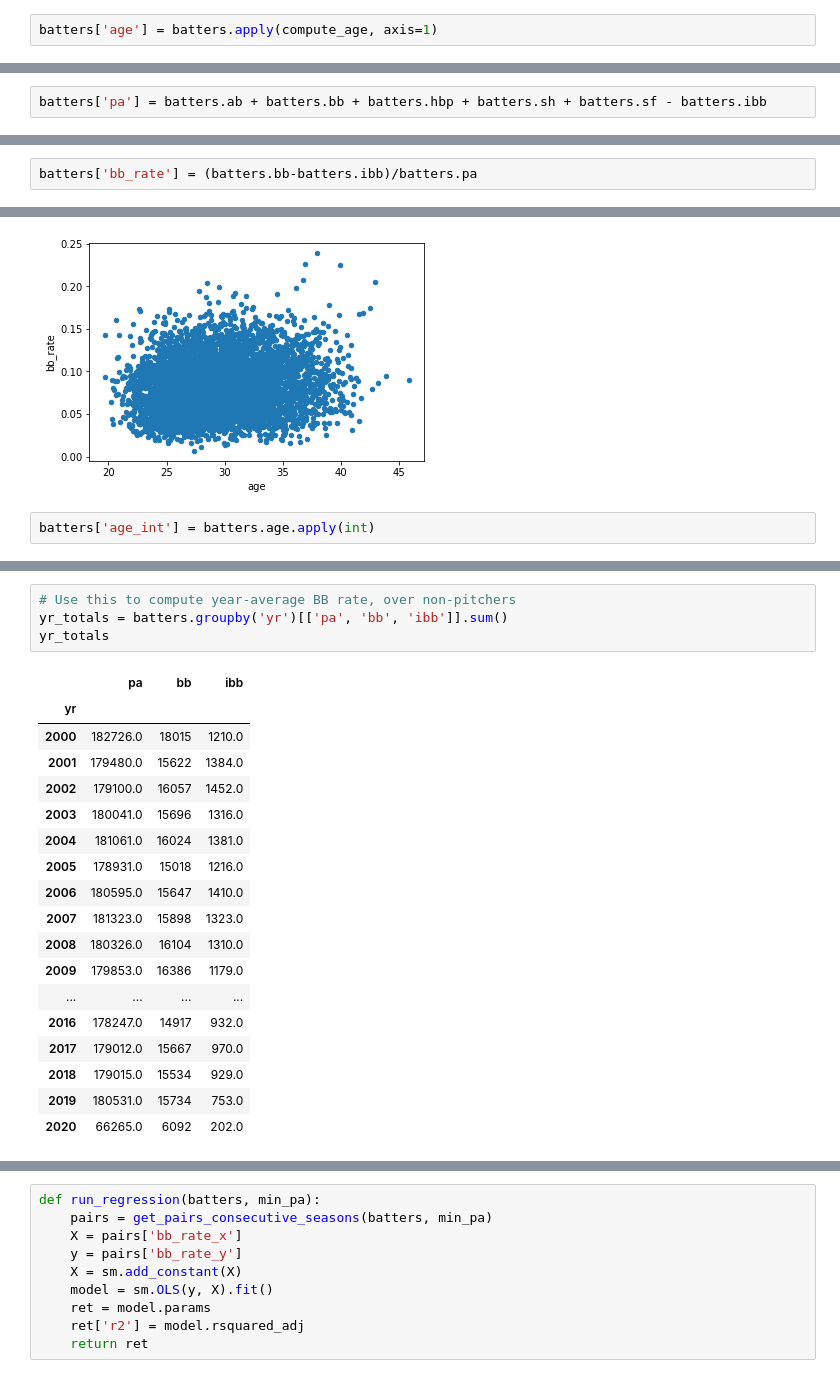
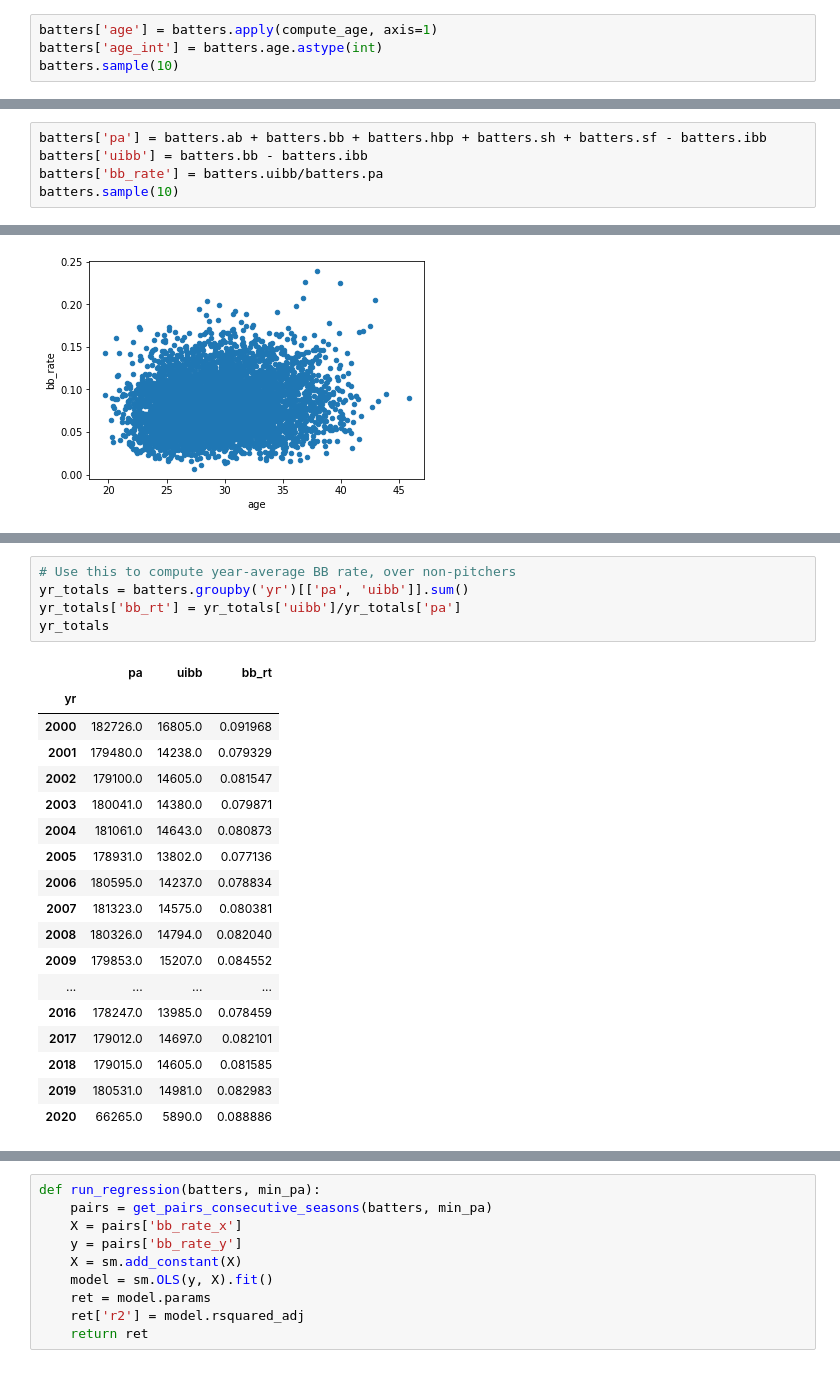
Before and after one commit to sdvinay/baseball_sql, a Jupyter notebook: pandas/BB_rate_projections.ipynb, the cells around one changed output, grey strips where cells are left out. Cells and saved outputs as stored; diff of their text form.

```diff
--- a/pandas/BB_rate_projections.ipynb
+++ b/pandas/BB_rate_projections.ipynb
@@ -69,2 +68,4 @@ def compute_age(b):
 # %%
 batters['age'] = batters.apply(compute_age, axis=1)
+batters['age_int'] = batters.age.astype(int)
+batters.sample(10)
@@ -71,2 +86,5 @@ batters['age'] = batters.apply(compute_age, axis=1)
 # %%
 batters['pa'] = batters.ab + batters.bb + batters.hbp + batters.sh + batters.sf - batters.ibb
+batters['uibb'] = batters.bb - batters.ibb
+batters['bb_rate'] = batters.uibb/batters.pa
+batters.sample(10)
@@ -73,2 +104,0 @@ batters['pa'] = batters.ab + batters.bb + batters.hbp + batters.sh + batters.sf
-# %%
-batters['bb_rate'] = (batters.bb-batters.ibb)/batters.pa
@@ -93,7 +107,5 @@ batters.query('pa>=300').plot.scatter(x='age', y='bb_rate')
 # %% [output]
 <AxesSubplot:xlabel='age', ylabel='bb_rate'>
 [figure]
-# %%
-batters['age_int'] = batters.age.apply(int)
 # %%
 by_age = batters[batters['pa']>=100].groupby(['age_int']).sum()
@@ -103,24 +115,25 @@ by_age = batters[batters['pa']>=100].groupby(['age_int']).sum()
 [figure]
 # %%
 # Use this to compute year-average BB rate, over non-pitchers
-yr_totals = batters.groupby('yr')[['pa', 'bb', 'ibb']].sum()
+yr_totals = batters.groupby('yr')[['pa', 'uibb']].sum()
+yr_totals['bb_rt'] = yr_totals['uibb']/yr_totals['pa']
 yr_totals
 # %% [output]
-|  | pa | bb | ibb |
+|  | pa | uibb | bb_rt |
 | yr |  |  |  |
-| 2000 | 182726.0 | 18015 | 1210.0 |
-| 2001 | 179480.0 | 15622 | 1384.0 |
-| 2002 | 179100.0 | 16057 | 1452.0 |
-| 2003 | 180041.0 | 15696 | 1316.0 |
-| 2004 | 181061.0 | 16024 | 1381.0 |
-| 2005 | 178931.0 | 15018 | 1216.0 |
-| 2006 | 180595.0 | 15647 | 1410.0 |
-| 2007 | 181323.0 | 15898 | 1323.0 |
-| 2008 | 180326.0 | 16104 | 1310.0 |
-| 2009 | 179853.0 | 16386 | 1179.0 |
+| 2000 | 182726.0 | 16805.0 | 0.091968 |
+| 2001 | 179480.0 | 14238.0 | 0.079329 |
+| 2002 | 179100.0 | 14605.0 | 0.081547 |
+| 2003 | 180041.0 | 14380.0 | 0.079871 |
+| 2004 | 181061.0 | 14643.0 | 0.080873 |
+| 2005 | 178931.0 | 13802.0 | 0.077136 |
+| 2006 | 180595.0 | 14237.0 | 0.078834 |
+| 2007 | 181323.0 | 14575.0 | 0.080381 |
+| 2008 | 180326.0 | 14794.0 | 0.082040 |
+| 2009 | 179853.0 | 15207.0 | 0.084552 |
 | ... | ... | ... | ... |
-| 2016 | 178247.0 | 14917 | 932.0 |
-| 2017 | 179012.0 | 15667 | 970.0 |
-| 2018 | 179015.0 | 15534 | 929.0 |
-| 2019 | 180531.0 | 15734 | 753.0 |
-| 2020 | 66265.0 | 6092 | 202.0 |
+| 2016 | 178247.0 | 13985.0 | 0.078459 |
+| 2017 | 179012.0 | 14697.0 | 0.082101 |
+| 2018 | 179015.0 | 14605.0 | 0.081585 |
+| 2019 | 180531.0 | 14981.0 | 0.082983 |
+| 2020 | 66265.0 | 5890.0 | 0.088886 |
```
Also changed, not shown: parts of 32 cells of this notebook.
